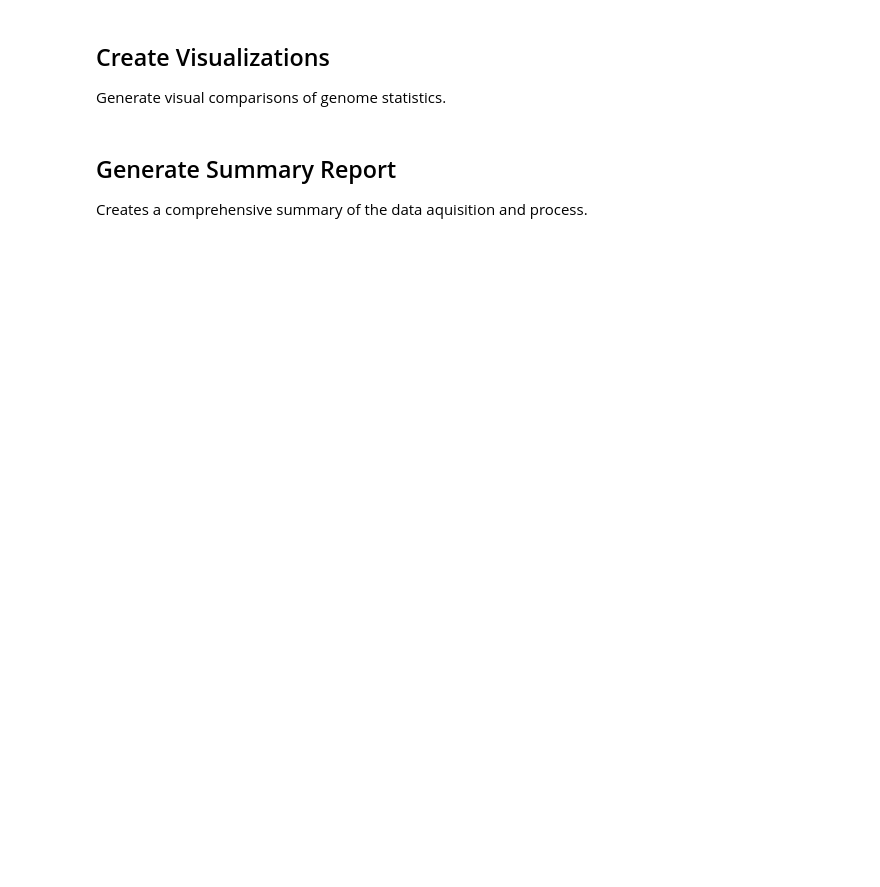
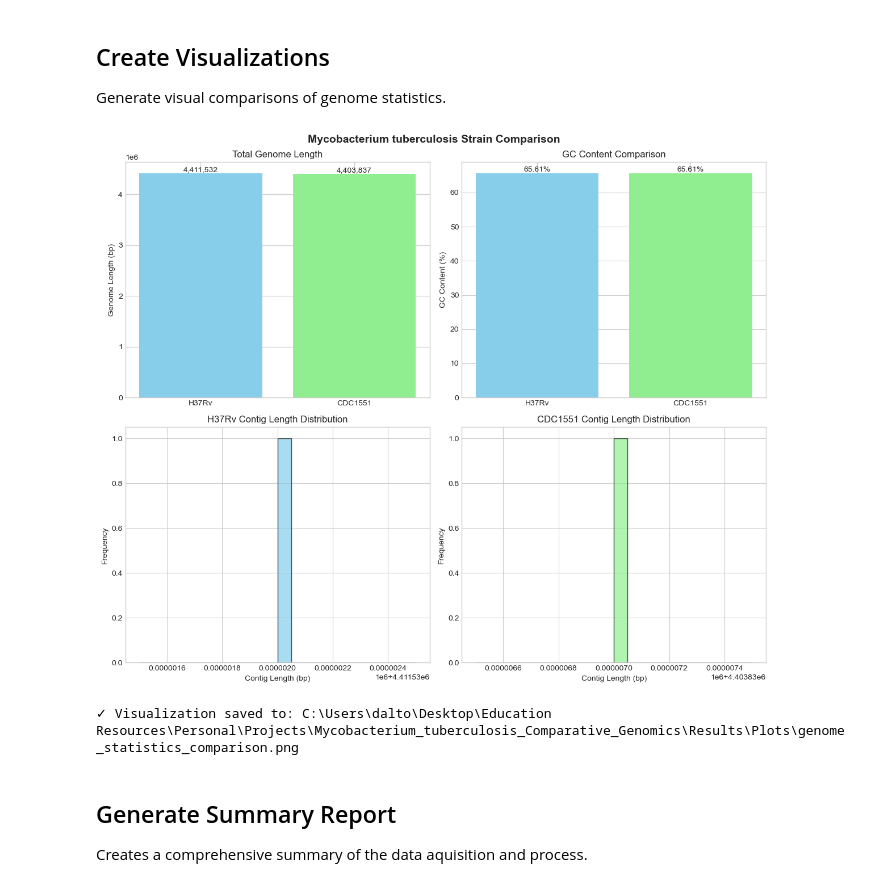
Before and after one commit to Sharkb8t/Mycobacterium_tuberculosis_Comparative_Genomics, a Jupyter notebook: Notebooks/01_Data_Acquisition.ipynb, the cells around one changed output. Cells and saved outputs as stored; diff of their text form; code cells hidden in the pictures; blank space fills up the shorter version.

Commit message:
"Finalized initial drafts of notebook files and uploaded analysis results."

```diff
--- a/Notebooks/01_Data_Acquisition.ipynb
+++ b/Notebooks/01_Data_Acquisition.ipynb
@@ -424,3 +562,66 @@ print(f"✓ Visualization saved to: {output_dir / 'genome_statistics_comparison.
+# %%
+# Create comparison visualization
+fig, axes = plt.subplots(2, 2, figsize=(12, 10))
+
+# Load stats for both strains using our inline analyzer
+h37rv_records = analyzer.load_genome("H37Rv")
+cdc1551_records = analyzer.load_genome("CDC1551")
+
+h37rv_stats = analyzer.calculate_basic_stats(h37rv_records)
+cdc1551_stats = analyzer.calculate_basic_stats(cdc1551_records)
+
+# Plot 1: Contig length comparison
+strains = ['H37Rv', 'CDC1551']
+lengths = [h37rv_stats['total_length'], cdc1551_stats['total_length']]
+
+axes[0, 0].bar(strains, lengths, color=['skyblue', 'lightgreen'])
+axes[0, 0].set_ylabel('Genome Length (bp)')
+axes[0, 0].set_title('Total Genome Length')
+axes[0, 0].ticklabel_format(style='sci', axis='y', scilimits=(6,6))
+
+# Add value labels to plot
+for i, v in enumerate(lengths):
+    axes[0, 0].text(i, v, f"{v:,}", ha='center', va='bottom')
+
+# Plot 2: GC content comparison
+gc_contents = [h37rv_stats['gc_content'], cdc1551_stats['gc_content']]
+axes[0, 1].bar(strains, gc_contents, color=['skyblue', 'lightgreen'])
+axes[0, 1].set_ylabel('GC Content (%)')
+axes[0, 1].set_title('GC Content Comparison')
+
+# Add value labels to plot
+for i, v in enumerate(gc_contents):
+    axes[0, 1].text(i, v, f"{v:.2f}%", ha='center', va='bottom')
+
+# Plot 3: Contig length distribution for H37Rv
+contig_lengths_h37rv = h37rv_stats['contig_lengths']
+axes[1, 0].hist(contig_lengths_h37rv, bins=20, color='skyblue', edgecolor='black', alpha=0.7)
+axes[1, 0].set_xlabel('Contig Length (bp)')
+axes[1, 0].set_ylabel('Frequency')
+axes[1, 0].set_title('H37Rv Contig Length Distribution')
+axes[1, 0].ticklabel_format(style='sci', axis='x', scilimits=(6,6))
+
+# Plot 4: Contig length distribution for CDC1551
+contig_lengths_cdc = cdc1551_stats['contig_lengths']
+axes[1, 1].hist(contig_lengths_cdc, bins=20, color='lightgreen', edgecolor='black', alpha=0.7)
+axes[1, 1].set_xlabel('Contig Length (bp)')
+axes[1, 1].set_ylabel('Frequency')
+axes[1, 1].set_title('CDC1551 Contig Length Distribution')
+axes[1, 1].ticklabel_format(style='sci', axis='x', scilimits=(6,6))
+
+plt.suptitle('Mycobacterium tuberculosis Strain Comparison', fontsize=14, fontweight='bold')
+plt.tight_layout()
+
+# Save the figure
+output_dir = project_root / "Results" / "Plots"
+output_dir.mkdir(parents=True, exist_ok=True)
+plt.savefig(output_dir / "genome_statistics_comparison.png", dpi=300, bbox_inches='tight')
+plt.show()
+
+print(f"✓ Visualization saved to: {output_dir / 'genome_statistics_comparison.png'}")
+# %% [output]
+[figure, added]
+✓ Visualization saved to: C:\Users\dalto\Desktop\Education Resources\Personal\Projects\Mycobacterium_tuberculosis_Comparative_Genomics\Results\Plots\genome_statistics_comparison.png
 # %% [markdown]
 ## Generate Summary Report
 
```
Also changed, not shown: parts of 19 cells of this notebook, 11 other files.
